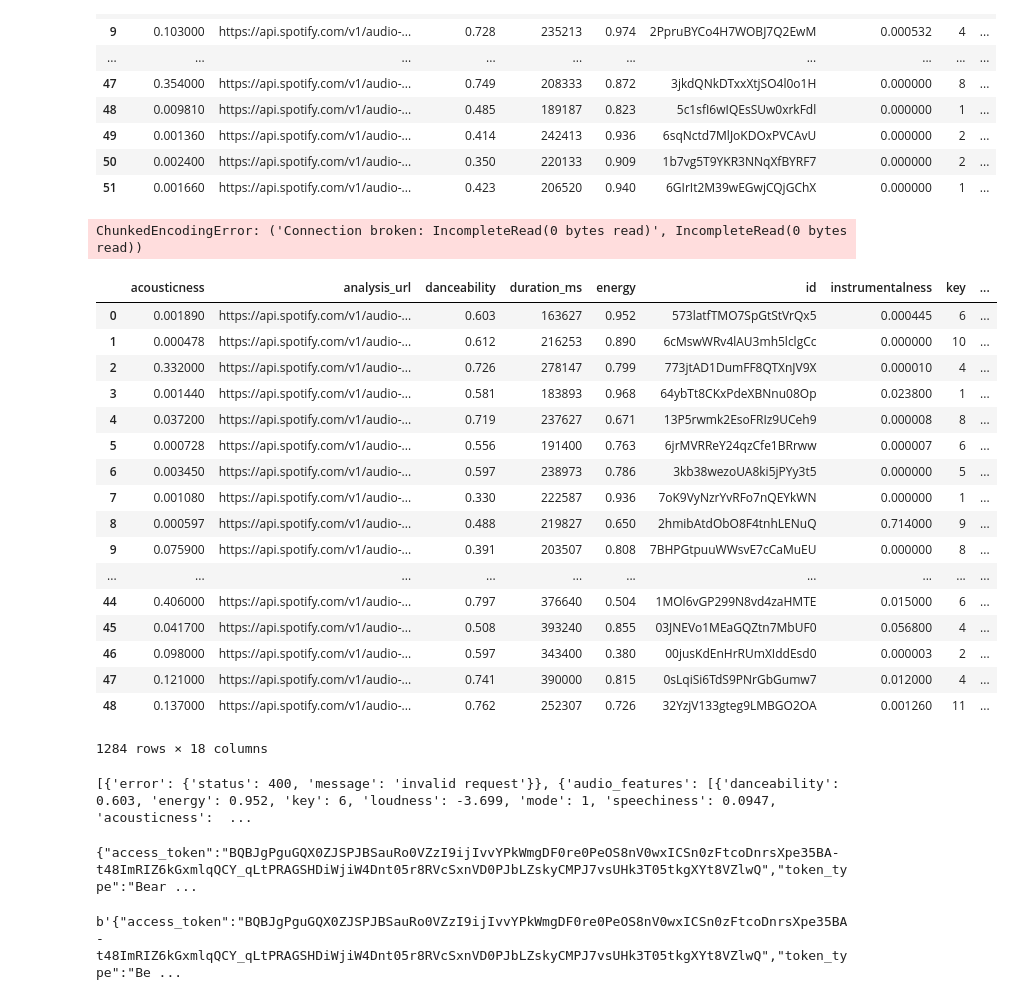
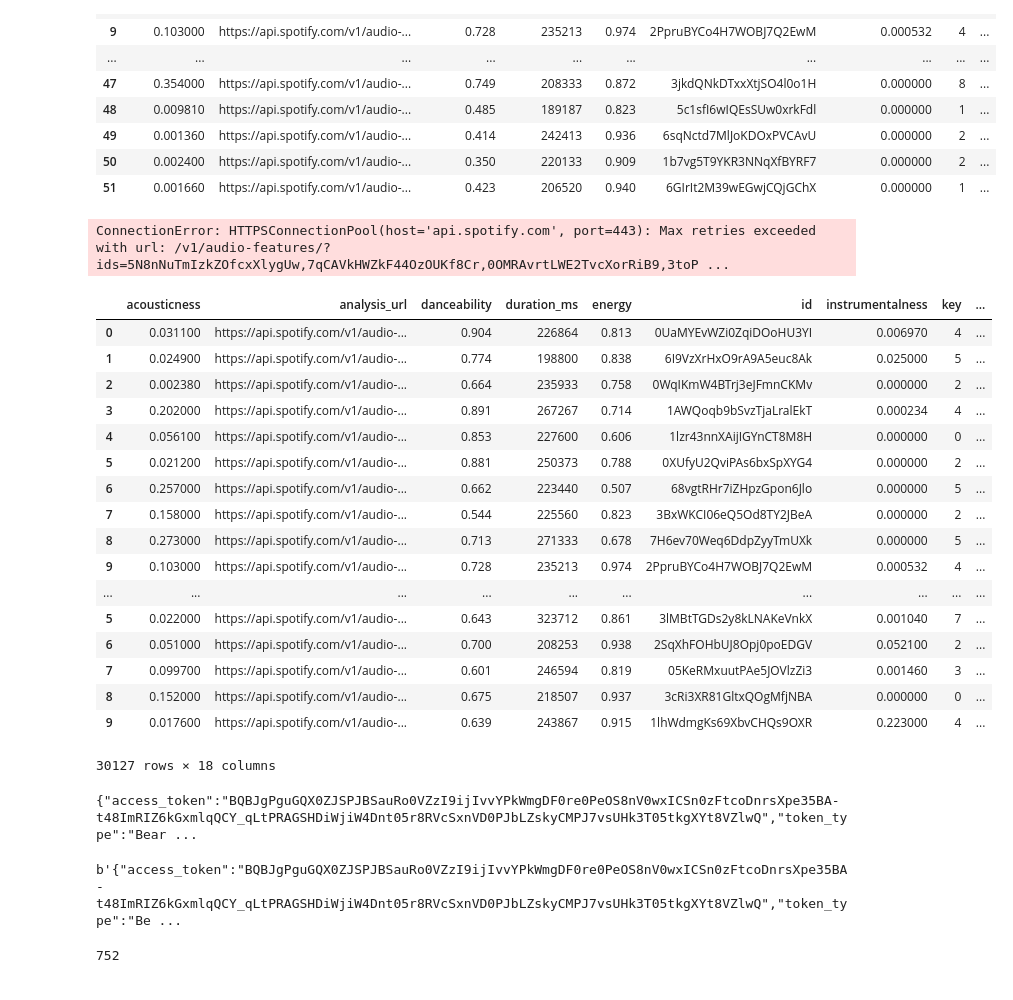
Before and after one commit to joyce-lu/cs109a_spotify_project, a Jupyter notebook: cs109a_project_milestone3.ipynb, the cells around one changed output. Drawn from its saved outputs; the diff is of its cells as text; code cells hidden in the pictures.

Commit message:
added csv for all playlists with less than 100 tracks

```diff
--- a/cs109a_project_milestone3.ipynb
+++ b/cs109a_project_milestone3.ipynb
@@ -88,49 +88,51 @@ playlist0_audio_features
 #     list_of_audio_features_all_playlists.append(dict(audio_features))
 # %%
 list_of_audio_features_all_playlists = []
-for i in range(600,700):
+for i in range(1000):
     playlist_i = playlists[playlists['pid'] == i]['track_uri']
     id_string = ''
+
+    if len(playlist_i) > 100:
+        continue
+
     for track in playlist_i.values:
         track_id = track[track.rfind(':')+1:]
         id_string += track_id + ','
     audio_features = requests.get(url = 'https://api.spotify.com/v1/audio-features/?ids=' + id_string[:-2], headers={'Authorization': 'Bearer ' + token}).json()
     list_of_audio_features_all_playlists.append(dict(audio_features))
 # %% [output]
-ChunkedEncodingError: ('Connection broken: IncompleteRead(0 bytes read)', IncompleteRead(0 bytes read))
+ConnectionError: HTTPSConnectionPool(host='api.spotify.com', port=443): Max retries exceeded with url: /v1/audio-features/?ids=5N8nNuTmIzkZOfcxXlygUw,7qCAVkHWZkF44OzOUKf8Cr,0OMRAvrtLWE2TvcXorRiB9,3toP ...
 # %%
 empty = 0
 for idx, playlist_data in enumerate(list_of_audio_features_all_playlists):
     if playlist_data.get('audio_features', None):
-        if (idx == 1):
+        if (idx == 0):
             empty = pd.DataFrame(playlist_data['audio_features'][:-2])
         else:
             new_df = pd.DataFrame(playlist_data['audio_features'][:-2])
             empty = empty.append(new_df)
 empty
 # %% [output]
 |  | acousticness | analysis_url | danceability | duration_ms | energy | id | instrumentalness | key | ... |
-| 0 | 0.001890 | https://api.spotify.com/v1/audio-... | 0.603 | 163627 | 0.952 | 573latfTMO7SpGtStVrQx5 | 0.000445 | 6 | ... |
-| 1 | 0.000478 | https://api.spotify.com/v1/audio-... | 0.612 | 216253 | 0.890 | 6cMswWRv4lAU3mh5lclgCc | 0.000000 | 10 | ... |
-| 2 | 0.332000 | https://api.spotify.com/v1/audio-... | 0.726 | 278147 | 0.799 | 773jtAD1DumFF8QTXnJV9X | 0.000010 | 4 | ... |
-| 3 | 0.001440 | https://api.spotify.com/v1/audio-... | 0.581 | 183893 | 0.968 | 64ybTt8CKxPdeXBNnu08Op | 0.023800 | 1 | ... |
-| 4 | 0.037200 | https://api.spotify.com/v1/audio-... | 0.719 | 237627 | 0.671 | 13P5rwmk2EsoFRIz9UCeh9 | 0.000008 | 8 | ... |
-| 5 | 0.000728 | https://api.spotify.com/v1/audio-... | 0.556 | 191400 | 0.763 | 6jrMVRReY24qzCfe1BRrww | 0.000007 | 6 | ... |
-| 6 | 0.003450 | https://api.spotify.com/v1/audio-... | 0.597 | 238973 | 0.786 | 3kb38wezoUA8ki5jPYy3t5 | 0.000000 | 5 | ... |
-| 7 | 0.001080 | https://api.spotify.com/v1/audio-... | 0.330 | 222587 | 0.936 | 7oK9VyNzrYvRFo7nQEYkWN | 0.000000 | 1 | ... |
-| 8 | 0.000597 | https://api.spotify.com/v1/audio-... | 0.488 | 219827 | 0.650 | 2hmibAtdObO8F4tnhLENuQ | 0.714000 | 9 | ... |
-| 9 | 0.075900 | https://api.spotify.com/v1/audio-... | 0.391 | 203507 | 0.808 | 7BHPGtpuuWWsvE7cCaMuEU | 0.000000 | 8 | ... |
+| 0 | 0.031100 | https://api.spotify.com/v1/audio-... | 0.904 | 226864 | 0.813 | 0UaMYEvWZi0ZqiDOoHU3YI | 0.006970 | 4 | ... |
+| 1 | 0.024900 | https://api.spotify.com/v1/audio-... | 0.774 | 198800 | 0.838 | 6I9VzXrHxO9rA9A5euc8Ak | 0.025000 | 5 | ... |
+| 2 | 0.002380 | https://api.spotify.com/v1/audio-... | 0.664 | 235933 | 0.758 | 0WqIKmW4BTrj3eJFmnCKMv | 0.000000 | 2 | ... |
+| 3 | 0.202000 | https://api.spotify.com/v1/audio-... | 0.891 | 267267 | 0.714 | 1AWQoqb9bSvzTjaLralEkT | 0.000234 | 4 | ... |
+| 4 | 0.056100 | https://api.spotify.com/v1/audio-... | 0.853 | 227600 | 0.606 | 1lzr43nnXAijIGYnCT8M8H | 0.000000 | 0 | ... |
+| 5 | 0.021200 | https://api.spotify.com/v1/audio-... | 0.881 | 250373 | 0.788 | 0XUfyU2QviPAs6bxSpXYG4 | 0.000000 | 2 | ... |
+| 6 | 0.257000 | https://api.spotify.com/v1/audio-... | 0.662 | 223440 | 0.507 | 68vgtRHr7iZHpzGpon6Jlo | 0.000000 | 5 | ... |
+| 7 | 0.158000 | https://api.spotify.com/v1/audio-... | 0.544 | 225560 | 0.823 | 3BxWKCI06eQ5Od8TY2JBeA | 0.000000 | 2 | ... |
+| 8 | 0.273000 | https://api.spotify.com/v1/audio-... | 0.713 | 271333 | 0.678 | 7H6ev70Weq6DdpZyyTmUXk | 0.000000 | 5 | ... |
+| 9 | 0.103000 | https://api.spotify.com/v1/audio-... | 0.728 | 235213 | 0.974 | 2PpruBYCo4H7WOBJ7Q2EwM | 0.000532 | 4 | ... |
 | ... | ... | ... | ... | ... | ... | ... | ... | ... | ... |
-| 44 | 0.406000 | https://api.spotify.com/v1/audio-... | 0.797 | 376640 | 0.504 | 1MOl6vGP299N8vd4zaHMTE | 0.015000 | 6 | ... |
-| 45 | 0.041700 | https://api.spotify.com/v1/audio-... | 0.508 | 393240 | 0.855 | 03JNEVo1MEaGQZtn7MbUF0 | 0.056800 | 4 | ... |
-| 46 | 0.098000 | https://api.spotify.com/v1/audio-... | 0.597 | 343400 | 0.380 | 00jusKdEnHrRUmXIddEsd0 | 0.000003 | 2 | ... |
-| 47 | 0.121000 | https://api.spotify.com/v1/audio-... | 0.741 | 390000 | 0.815 | 0sLqiSi6TdS9PNrGbGumw7 | 0.012000 | 4 | ... |
-| 48 | 0.137000 | https://api.spotify.com/v1/audio-... | 0.762 | 252307 | 0.726 | 32YzjV133gteg9LMBGO2OA | 0.001260 | 11 | ... |
+| 5 | 0.022000 | https://api.spotify.com/v1/audio-... | 0.643 | 323712 | 0.861 | 3lMBtTGDs2y8kLNAKeVnkX | 0.001040 | 7 | ... |
+| 6 | 0.051000 | https://api.spotify.com/v1/audio-... | 0.700 | 208253 | 0.938 | 2SqXhFOHbUJ8Opj0poEDGV | 0.052100 | 2 | ... |
+| 7 | 0.099700 | https://api.spotify.com/v1/audio-... | 0.601 | 246594 | 0.819 | 05KeRMxuutPAe5JOVlzZi3 | 0.001460 | 3 | ... |
+| 8 | 0.152000 | https://api.spotify.com/v1/audio-... | 0.675 | 218507 | 0.937 | 3cRi3XR81GltxQOgMfjNBA | 0.000000 | 0 | ... |
+| 9 | 0.017600 | https://api.spotify.com/v1/audio-... | 0.639 | 243867 | 0.915 | 1lhWdmgKs69XbvCHQs9OXR | 0.223000 | 4 | ... |
-1284 rows × 18 columns
+30127 rows × 18 columns
 # %%
-# empty.to_csv('/Users/joycelu/Documents/GitHub/cs109a_spotify_project/prelim_song_info_600_632.csv')
+empty.to_csv('/Users/joycelu/Documents/GitHub/cs109a_spotify_project/prelim_song_info_less_than_100.csv')
-# %% [output]
-[{'error': {'status': 400, 'message': 'invalid request'}}, {'audio_features': [{'danceability': 0.603, 'energy': 0.952, 'key': 6, 'loudness': -3.699, 'mode': 1, 'speechiness': 0.0947, 'acousticness':  ...
 # %%
 # RUN THIS ONLY FOR WHEN ACCESS TOKEN EXPIRS - ASK JOON FOR HOW "code" works
 body = {
@@ -149,3 +151,7 @@ b'{"access_token":"BQBJgPguGQX0ZJSPJBSauRo0VZzI9ijIvvYPkWmgDF0re0PeOS8nV0wxICSn0
 # %%
 # DO NOT CHANGE
 token = 'BQBJgPguGQX0ZJSPJBSauRo0VZzI9ijIvvYPkWmgDF0re0PeOS8nV0wxICSn0zFtcoDnrsXpe35BA-t48ImRIZ6kGxmlqQCY_qLtPRAGSHDiWjiW4Dnt05r8RVcSxnVD0PJbLZskyCMPJ7vsUHk3T05tkgXYt8VZlwQ'
+# %%
+len(list_of_audio_features_all_playlists)
+# %% [output]
+752
```
Also changed, not shown: 1 other file.
